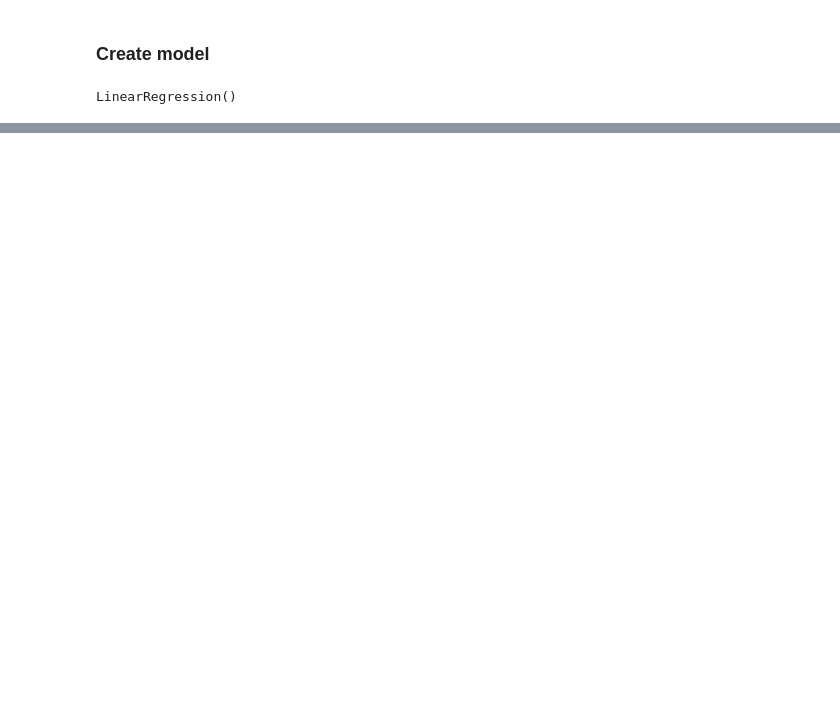
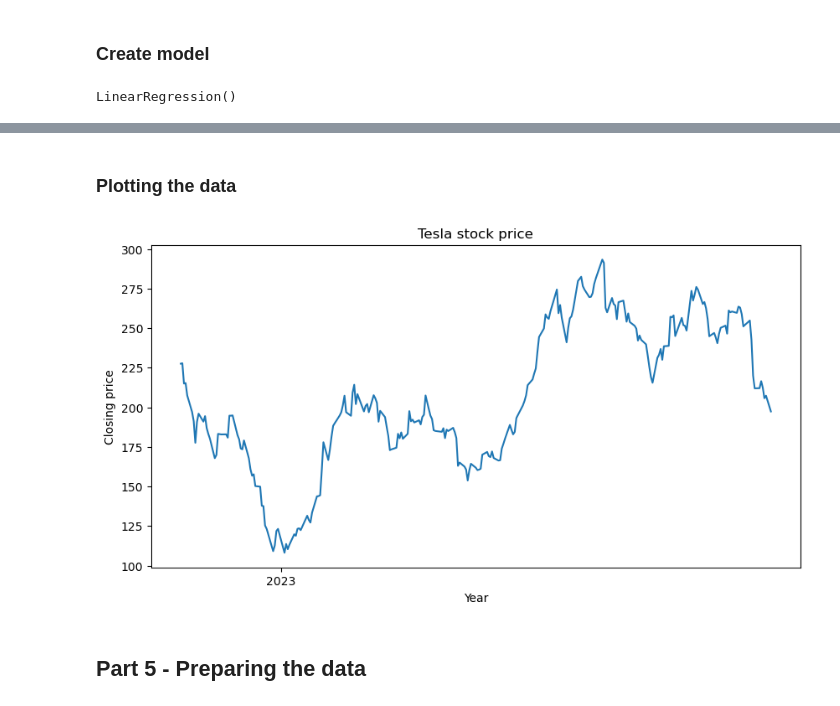
Before and after one commit to SindreSau/ML-Assignment_2, a Jupyter notebook: Assignment2.ipynb, the cells around one changed output, grey strips where cells are left out. Saved outputs shown, nothing was run; the diff lists cells and outputs as text; code cells hidden in the pictures; blank space fills up the shorter version.

```diff
--- a/Assignment2.ipynb
+++ b/Assignment2.ipynb
@@ -166,0 +171,5 @@ print(y_pred)
+# %%
+df = pd.read_csv('https://query1.finance.yahoo.com/v7/finance/download/TSLA?period1=1667179502&period2=1698715502&interval=1d&events=history&includeAdjustedClose=true')
+
+df['Date'] = pd.to_datetime(df['Date'])
+df
@@ -166,0 +190,16 @@ print(y_pred)
+# %% [markdown]
+### Plotting the data
+# %%
+import matplotlib.dates as mdates
+
+plt.figure(figsize=(10, 5))
+plt.plot(df['Date'], df['Adj Close'])
+plt.title('Tesla stock price')
+plt.xlabel('Year')
+plt.ylabel('Closing price')
+plt.gca().xaxis.set_major_locator(mdates.YearLocator())
+plt.show()
+# %% [output]
+[figure, added]
+# %% [markdown]
+## Part 5 - Preparing the data
```
Also changed, not shown: parts of 31 cells of this notebook.
